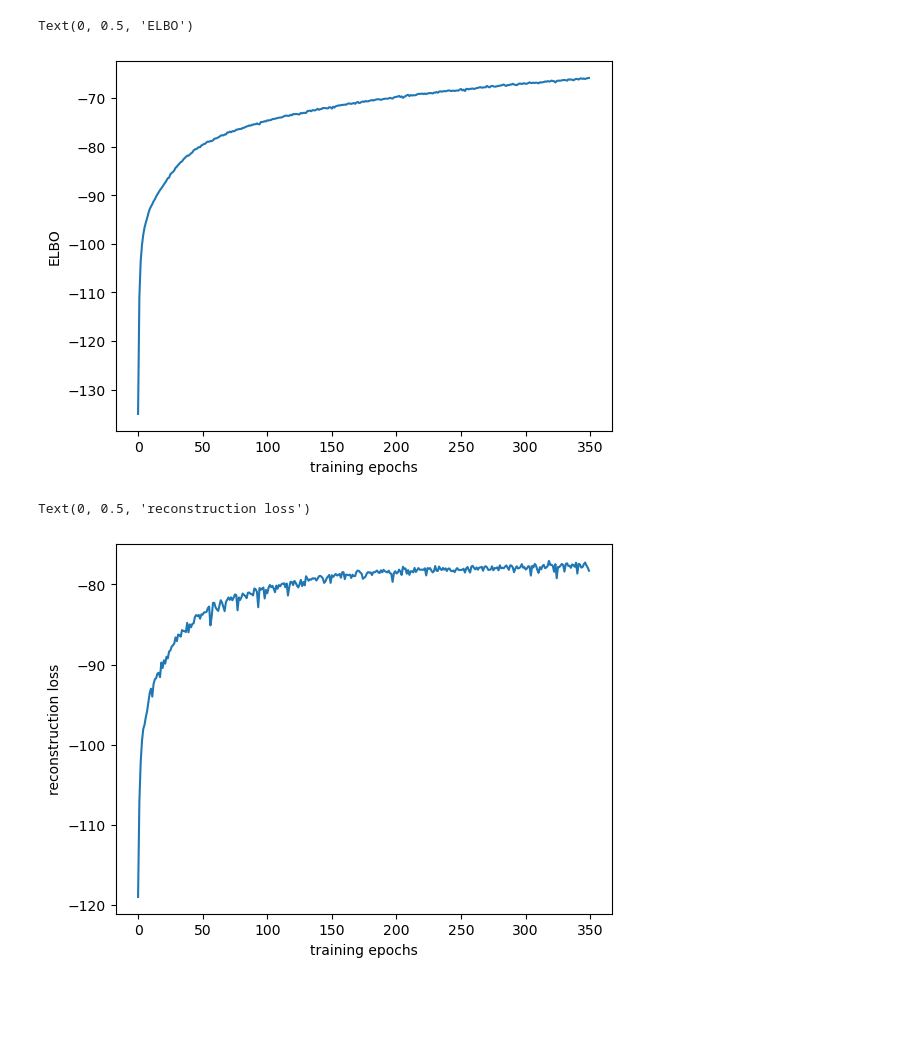
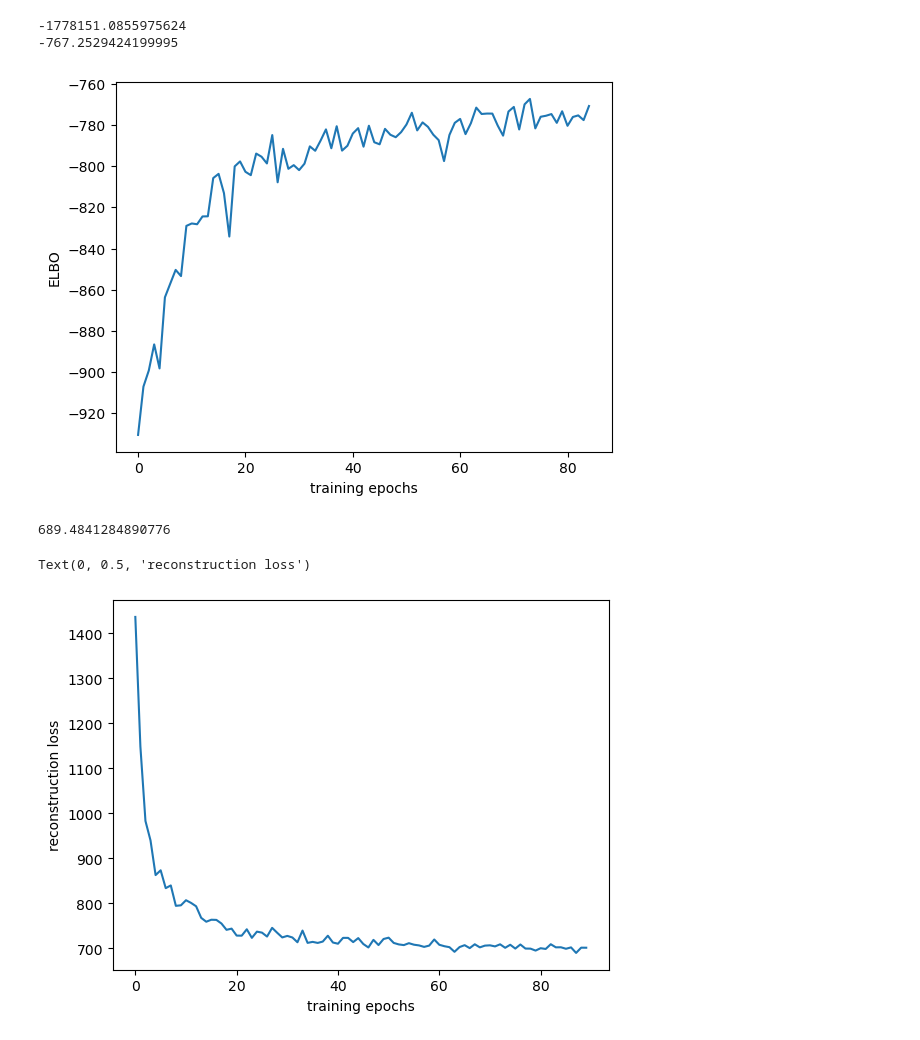
Before and after one commit to tingtang2/pretraining-with-bayesian-autoencoders, a Jupyter notebook: notebooks/plot_data.ipynb, the cells around one changed output. Saved outputs shown, nothing was run; the diff lists cells and outputs as text; code cells hidden in the pictures; blank space fills up the shorter version.

```diff
--- a/notebooks/plot_data.ipynb
+++ b/notebooks/plot_data.ipynb
@@ -4,22 +4,28 @@ import json
 # %%
 ROOT = "/home/nrg2148/pretraining-with-bayesian-autoencoders/output/"
 # EXPERIMENT_NAME = "regular_vae"
-EXPERIMENT_NAME = "bayesian_decoder_vae"
+EXPERIMENT_NAME = "bayesian_encoder_vae"
+E6 = "omniglot_conv_vae_bayesian_encoder_and_decoder"
 # %%
-elbo_file = open(ROOT + "metrics/{}_training_elbo_pretrain.json".format(EXPERIMENT_NAME))
+elbo_file = open(ROOT + "metrics/{}_training_elbo_pretrain.json".format(E6))
 elbo_data = json.load(elbo_file)
-plt.plot(elbo_data)
+plt.plot(elbo_data[15:])
 plt.xlabel("training epochs")
 plt.ylabel("ELBO")
+print(min(elbo_data))
+print(max(elbo_data))
 # %% [output]
-Text(0, 0.5, 'ELBO')
+-1778151.0855975624
+-767.2529424199995
-[figure, old version]
+[figure, new version]
 # %%
-reconstruct_file = open(ROOT + "metrics/{}_predictive_reconstruct_loss_pretrain.json".format(EXPERIMENT_NAME))
+reconstruct_file = open(ROOT + "metrics/{}_predictive_reconstruct_loss_pretrain.json".format(E6))
 reconstruct_data = json.load(reconstruct_file)
-plt.plot(reconstruct_data)
+print(min(reconstruct_data))
+plt.plot(reconstruct_data[10:])
 plt.xlabel("training epochs")
 plt.ylabel("reconstruction loss")
 # %% [output]
-Text(0, 0.5, 'reconstruction loss')
+689.4841284890776
+Text(0, 0.5, 'reconstruction loss')
-[figure, old version]
+[figure, new version]
```
Also changed, not shown: 2 other files.
